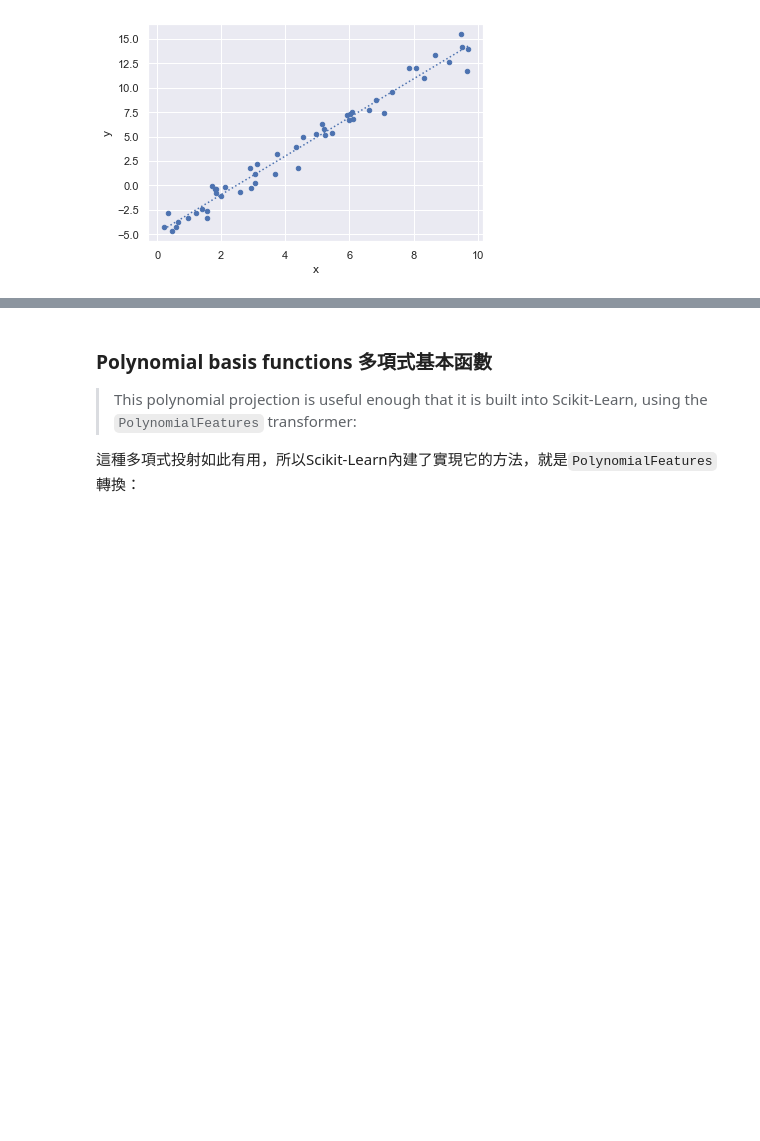
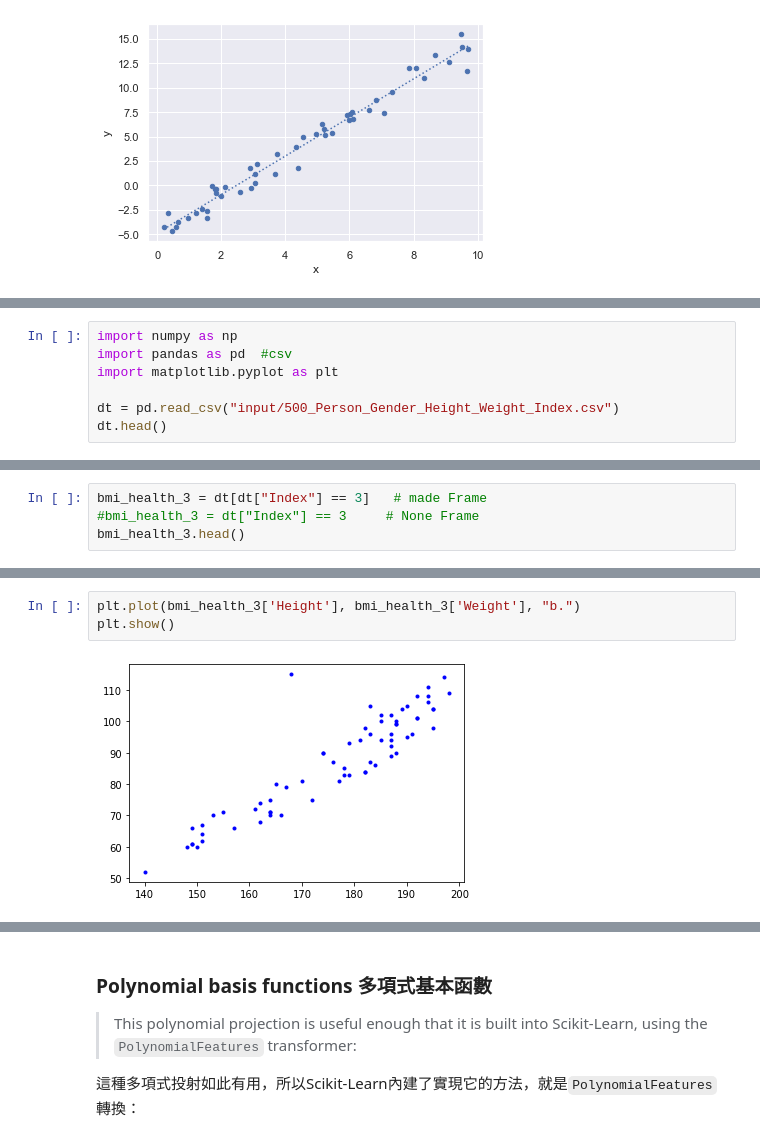
Before and after one commit to juck30808/juck30808, a Jupyter notebook: 05.06-Linear-Regression.ipynb, the cells around one changed output, grey strips where cells are left out. Cells and saved outputs as stored; diff of their text form; blank space fills up the shorter version.

```diff
--- a/05.06-Linear-Regression.ipynb
+++ b/05.06-Linear-Regression.ipynb
@@ -256,0 +259,7 @@ ax.plot(x_fit["x"], y_pred, linestyle=":")
+# %%
+import numpy as np
+import pandas as pd  #csv
+import matplotlib.pyplot as plt
+
+dt = pd.read_csv("input/500_Person_Gender_Height_Weight_Index.csv")
+dt.head()
@@ -256,0 +273,4 @@ ax.plot(x_fit["x"], y_pred, linestyle=":")
+# %%
+bmi_health_3 = dt[dt["Index"] == 3]   # made Frame
+#bmi_health_3 = dt["Index"] == 3     # None Frame
+bmi_health_3.head()
@@ -256,0 +284,5 @@ ax.plot(x_fit["x"], y_pred, linestyle=":")
+# %%
+plt.plot(bmi_health_3['Height'], bmi_health_3['Weight'], "b.")
+plt.show()
+# %% [output]
+[figure, added]
```
Also changed, not shown: parts of 6 cells of this notebook, 2 other files.
